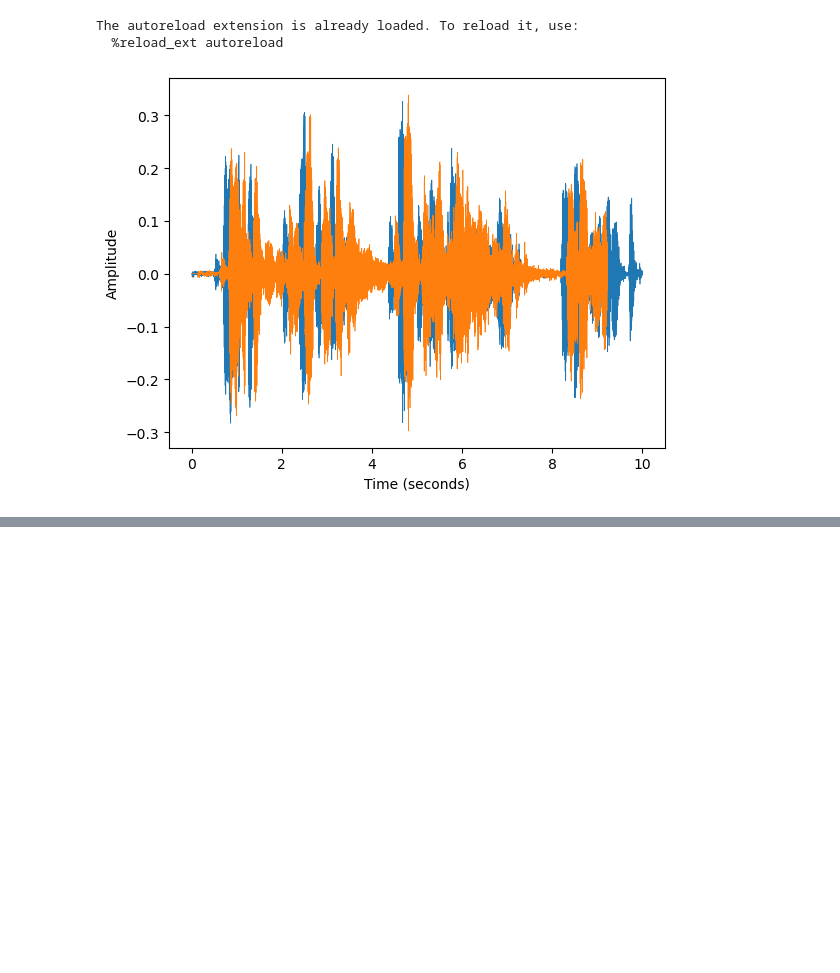
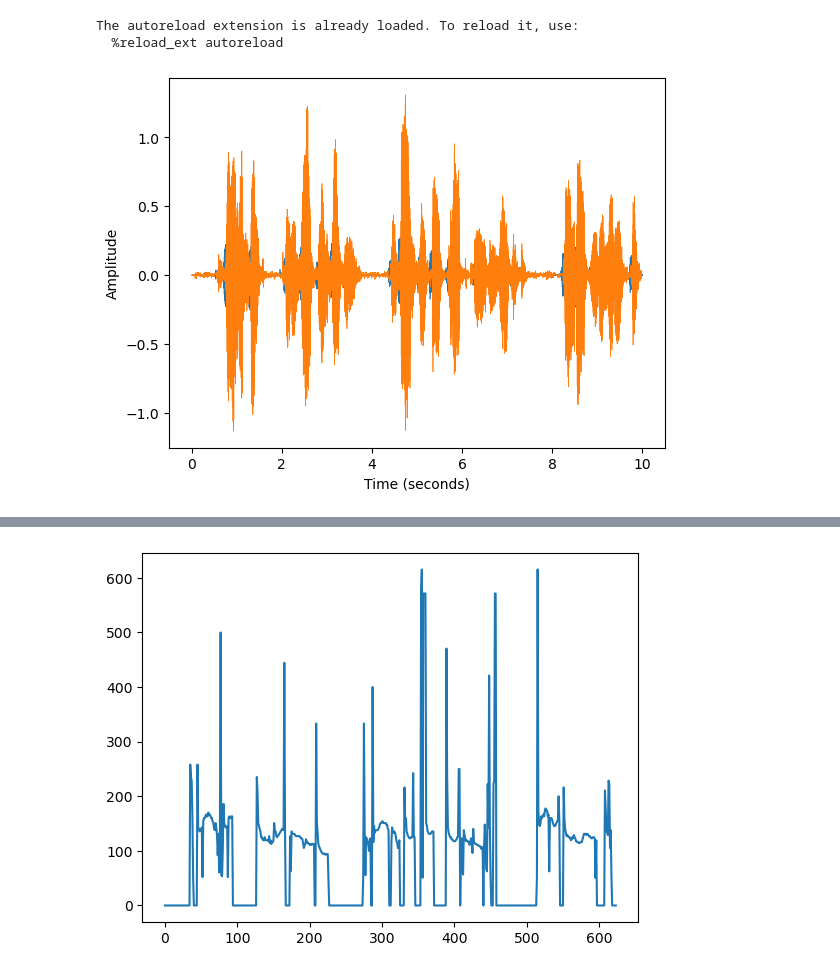
Before and after one commit to maxsolomonhenry/infinite-reverb, a Jupyter notebook: main.ipynb, the cells around one changed output, grey strips where cells are left out. Cells and saved outputs as stored; diff of their text form; code cells hidden in the pictures; blank space fills up the shorter version.

```diff
--- a/main.ipynb
+++ b/main.ipynb
@@ -21,39 +20,46 @@ def plot_signal(x, sr):
 fpath = "/Users/maxhenry/Documents/Matlab/eers-audio-toolbox/audio/speech_REF.wav"
 
 x, sr = iverb.util.audioread(fpath)
-x = x[:10*sr]
 # %%
-block_size = 8192
+block_size = 2048
 
-frame_size = 1024
-num_overlap = 16
+frame_size = 512
+num_overlap = 4
 
-buffer = iverb.PhaseFreezer(frame_size, num_overlap, -30, 10, -0.01, sr)
+buffer = iverb.Mbe(frame_size, num_overlap, -40, sr)
 
 num_blocks = len(x) // block_size
 
 y = []
 p_in = 0
 p_out = p_in + block_size
 for i in range(num_blocks):
     block = x[p_in:p_out].copy()
 
     block = buffer.process_block(block)
 
     y.append(block)
 
     p_in += block_size
     p_out += block_size
 
 y = np.concatenate(y)
 
 plot_signal(x, sr)
 plot_signal(y, sr)
 plt.show()
 
 ipd.display(ipd.Audio(x, rate=sr))
 ipd.display(ipd.Audio(y, rate=sr))
+
+prediction = buffer.get_debug()
+plt.plot(prediction)
+plt.show()
+
+y += iverb.util.synthesize_f0(prediction, sr / (frame_size / num_overlap), sr)
+ipd.display(ipd.Audio(y, rate=sr))
 # %% [output]
-[figure, old version]
+[figure, new version]
 [interactive output not drawn]
 [interactive output not drawn]
+[figure, added]
```
Also changed, not shown: parts of 2 cells of this notebook, 4 other files.
